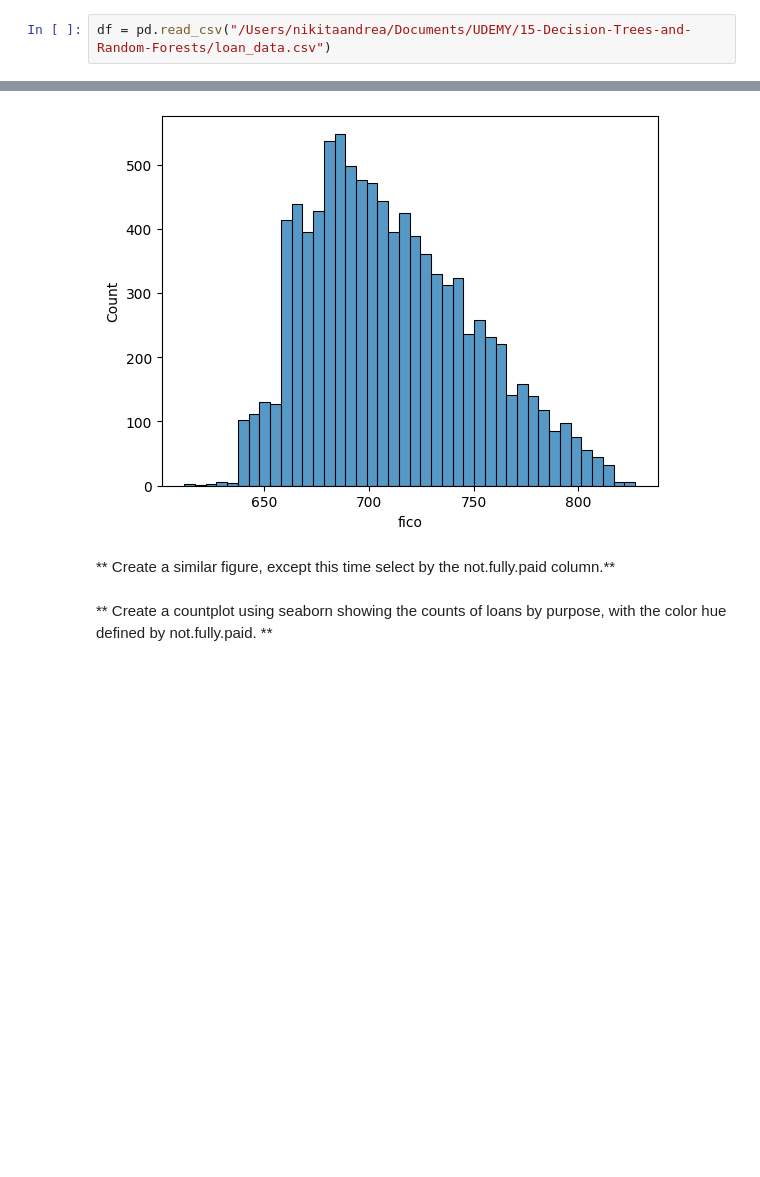
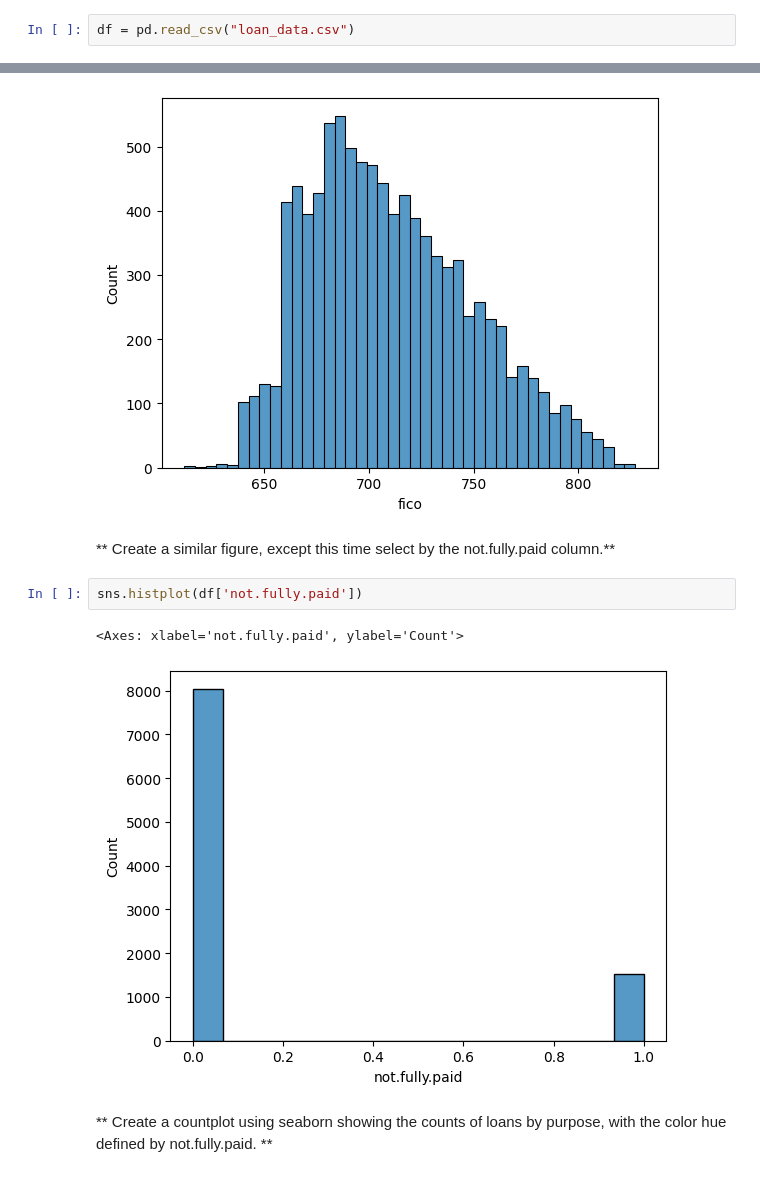
Before and after one commit to fairuztsn/fictional-potato, a Jupyter notebook: Week 6/Decision Trees and Random Forests/Project.ipynb, the cells around one changed output, grey strips where cells are left out. Saved outputs shown, nothing was run; the diff lists cells and outputs as text; blank space fills up the shorter version.

Commit message:
Add Week 6 - DecisionTrees & Random Forests

```diff
--- a/Week 6/Decision Trees and Random Forests/Project.ipynb
+++ b/Week 6/Decision Trees and Random Forests/Project.ipynb
@@ -40,7 +40,7 @@ import seaborn as sns
 
 ** Use pandas to read loan_data.csv as a dataframe called loans.**
 # %%
-df = pd.read_csv("/Users/nikitaandrea/Documents/UDEMY/15-Decision-Trees-and-Random-Forests/loan_data.csv")
+df = pd.read_csv("loan_data.csv")
 # %% [markdown]
 ** Check out the info(), head(), and describe() methods on loans.**
 # %%
@@ -99,5 +99,10 @@ sns.histplot(df['fico'])
 [figure]
 # %% [markdown]
 ** Create a similar figure, except this time select by the not.fully.paid column.**
+# %%
+sns.histplot(df['not.fully.paid'])
+# %% [output]
+<Axes: xlabel='not.fully.paid', ylabel='Count'>
+[figure, added]
 # %% [markdown]
 ** Create a countplot using seaborn showing the counts of loans by purpose, with the color hue defined by not.fully.paid. **
```
Also changed, not shown: parts of 34 cells of this notebook.
